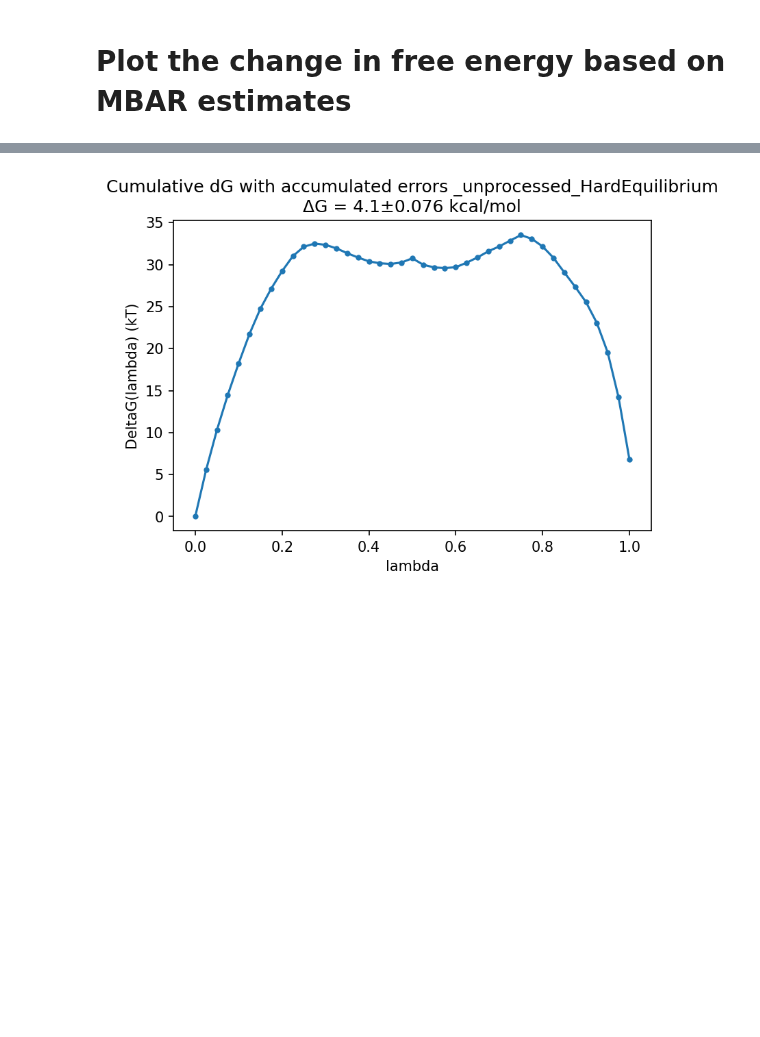
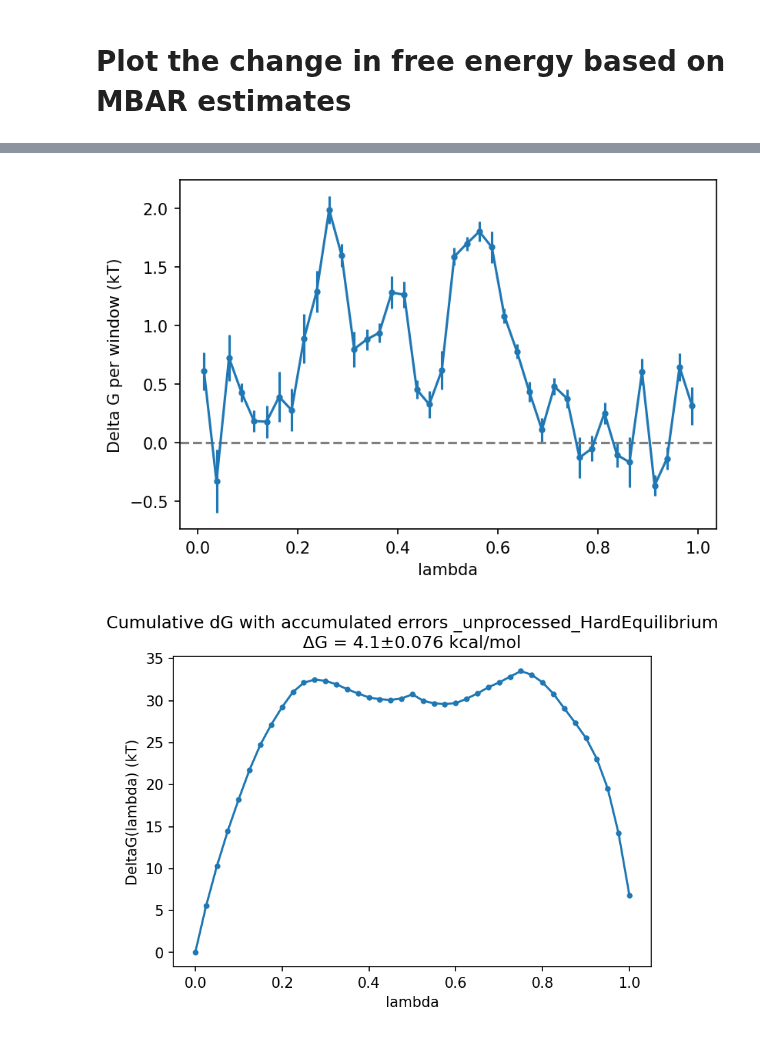
Before and after one commit to BranniganLab/safep, a Jupyter notebook: Batch_Basic.ipynb, the cells around one changed output, grey strips where cells are left out. Cells and saved outputs as stored; diff of their text form; code cells hidden in the pictures; blank space fills up the shorter version.

```diff
--- a/Batch_Basic.ipynb
+++ b/Batch_Basic.ipynb
@@ -124 +122,12 @@ print(changeAndError)
+# %%
+keys = list(set(cumulative.columns.get_level_values(0)))
+
+plt.errorbar(perWindow.index, perWindow[(keys[0], 'df')]-perWindow[(keys[1], 'df')], yerr=np.sqrt(perWindow[(keys[0], 'ddf')]**2 + perWindow[(keys[1], 'ddf')]**2), marker='.')
+plt.xlabel('lambda')
+plt.ylabel('Delta G per window (kT)')
+plt.axhline(0, linestyle='--', color='grey')
+#plt.title(f'Cumulative dG with accumulated errors {affixes[0]}\n{changeAndError}')
+plt.savefig(f"{root}/perWindow_diff_{affix}.png", dpi=600)
+# %% [output]
+[figure, added]
 # %%
```
Also changed, not shown: parts of 16 cells of this notebook.
